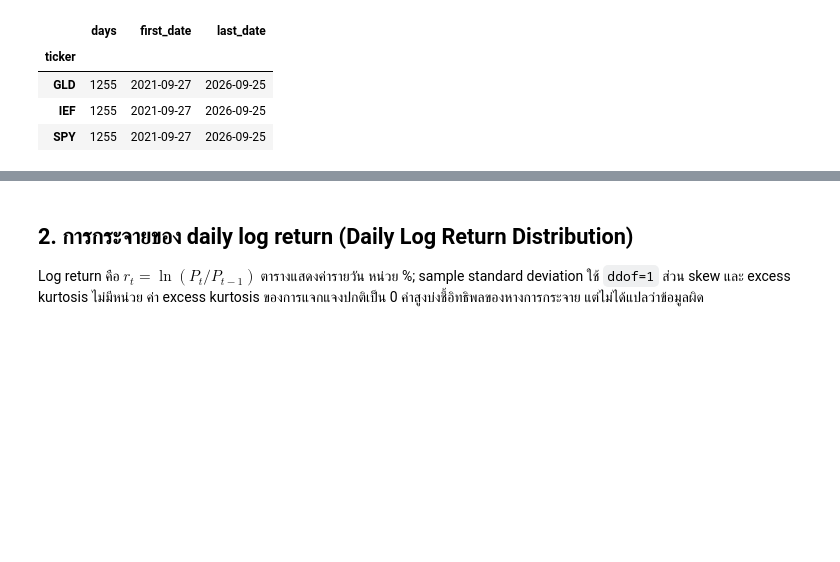
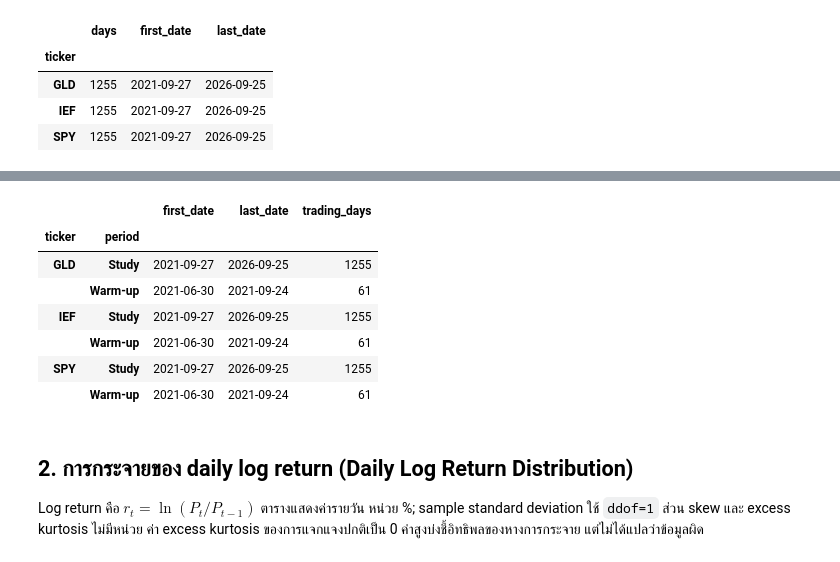
Before and after one commit to 01aptx01/datasci-and-dataen-project, a Jupyter notebook: notebooks/01_eda_market_prices.ipynb, the cells around one changed output, grey strips where cells are left out. Drawn from its saved outputs; the diff is of its cells as text; code cells hidden in the pictures; blank space fills up the shorter version.

```diff
--- a/notebooks/01_eda_market_prices.ipynb
+++ b/notebooks/01_eda_market_prices.ipynb
@@ -119,3 +125,18 @@ display(analysis.groupby('ticker').agg(days=('date', 'size'), first_date=('date'
+# %%
+periods = df.assign(period=np.where(df.is_warmup_buffer, "Warm-up", "Study"))
+display(
+    periods.groupby(["ticker", "period"]).date
+    .agg(first_date="min", last_date="max", trading_days="nunique")
+)
+# %% [output]
+|  |  | first_date | last_date | trading_days |
+| ticker | period |  |  |  |
+| GLD | Study | 2021-09-27 | 2026-09-25 | 1255 |
+|  | Warm-up | 2021-06-30 | 2021-09-24 | 61 |
+| IEF | Study | 2021-09-27 | 2026-09-25 | 1255 |
+|  | Warm-up | 2021-06-30 | 2021-09-24 | 61 |
+| SPY | Study | 2021-09-27 | 2026-09-25 | 1255 |
+|  | Warm-up | 2021-06-30 | 2021-09-24 | 61 |
 # %% [markdown]
 ## 2. การกระจายของ daily log return (Daily Log Return Distribution)
 
```
Also changed, not shown: parts of 11 cells of this notebook, 2 other files.
